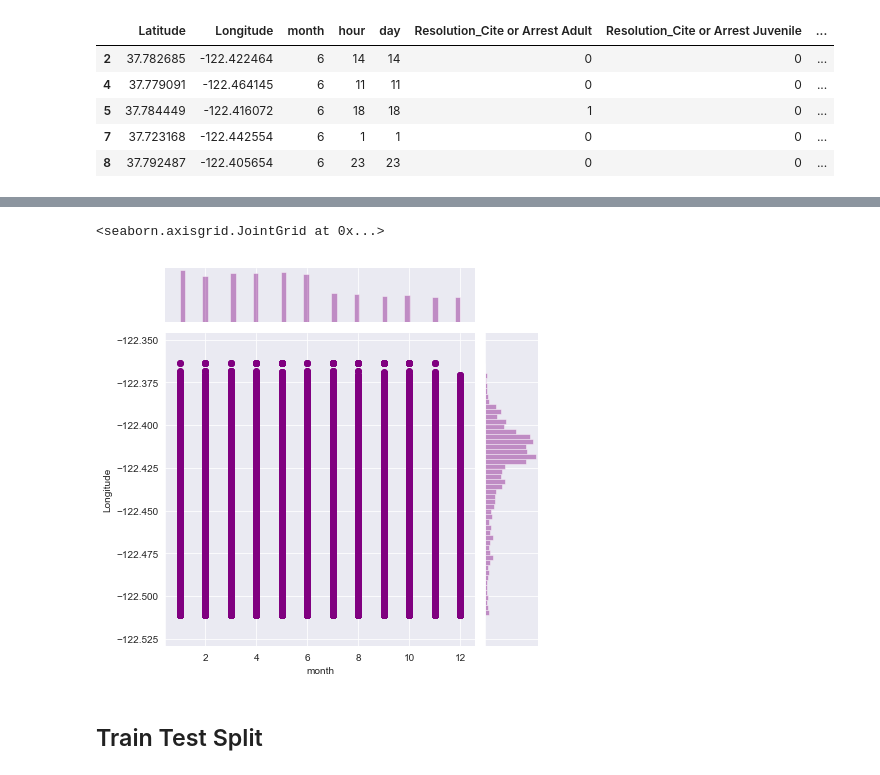
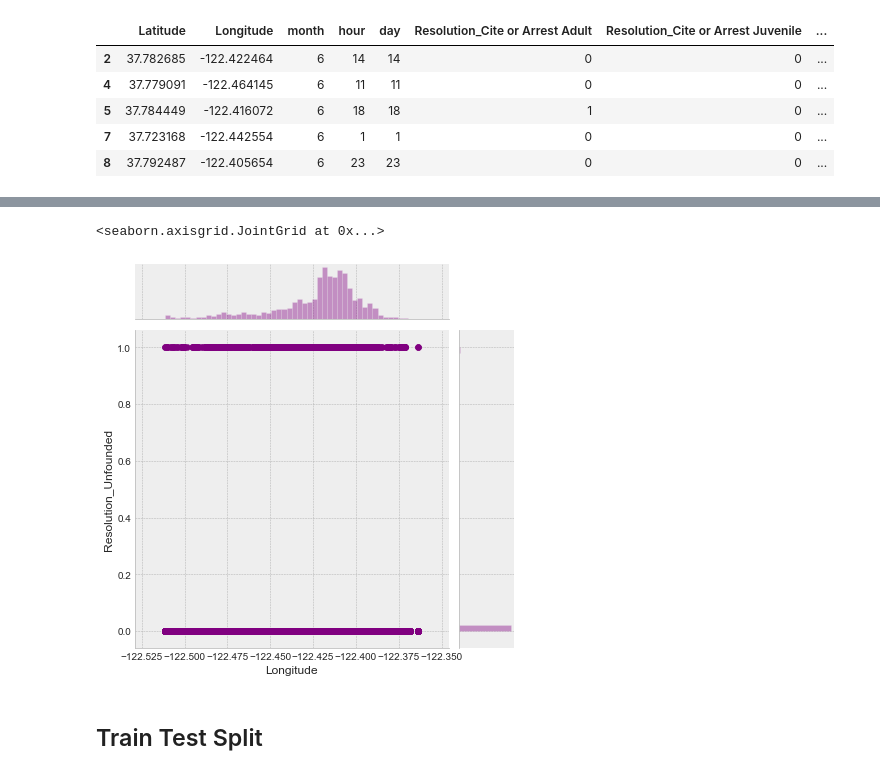
Before and after one commit to doumbiassa/sanfrancisco_crime_reports, a Jupyter notebook: md_sanfrancisco_crime.ipynb, the cells around one changed output, grey strips where cells are left out. Cells and saved outputs as stored; diff of their text form; code cells hidden in the pictures.

```diff
--- a/md_sanfrancisco_crime.ipynb
+++ b/md_sanfrancisco_crime.ipynb
@@ -264,10 +266,10 @@ dummy_df.head()
 # sns.lmplot('day','Resolution_Open or Active',data=df_2, hue='Longitude',
 #            palette='coolwarm',size=6,aspect=1,fit_reg=False)
 # %%
-sns.jointplot(x='month',y='Longitude', data=df_2,color='purple')
+sns.jointplot(x='Longitude',y='Resolution_Unfounded', data=dummy_df,color='purple')
 # %% [output]
 <seaborn.axisgrid.JointGrid at 0x...>
-[figure, old version]
+[figure, new version]
 # %% [markdown]
 ## Train Test Split
 # %% [markdown]
```
Also changed, not shown: parts of 7 cells of this notebook.
